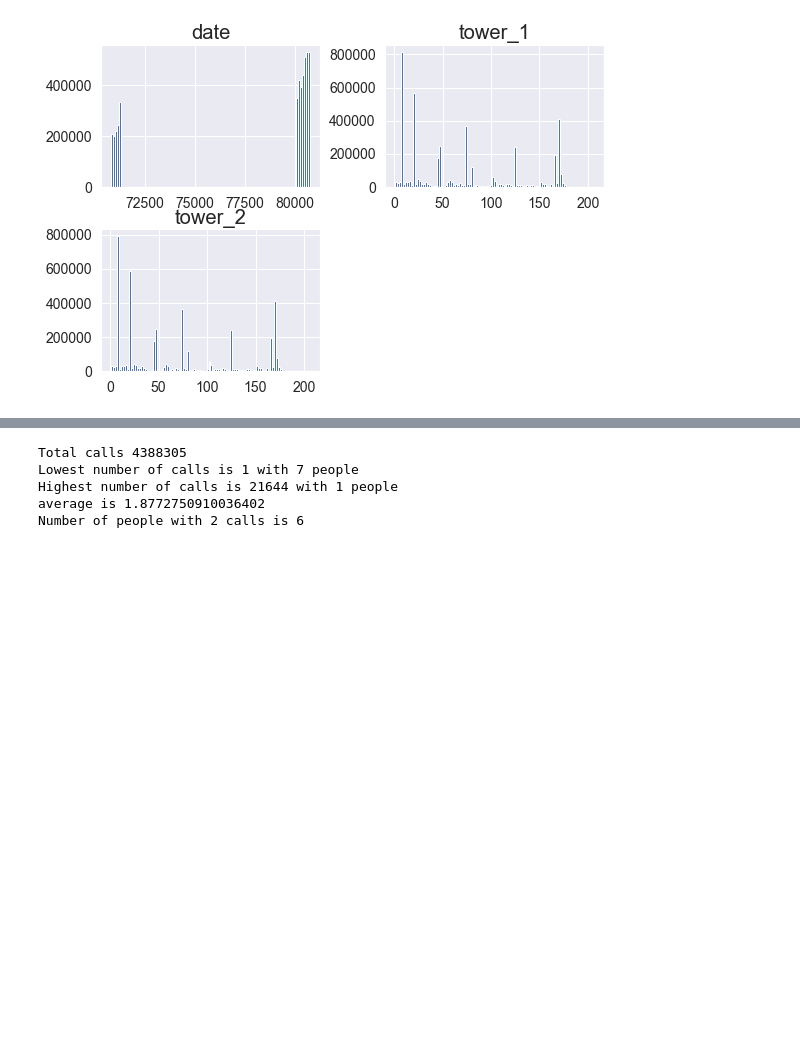
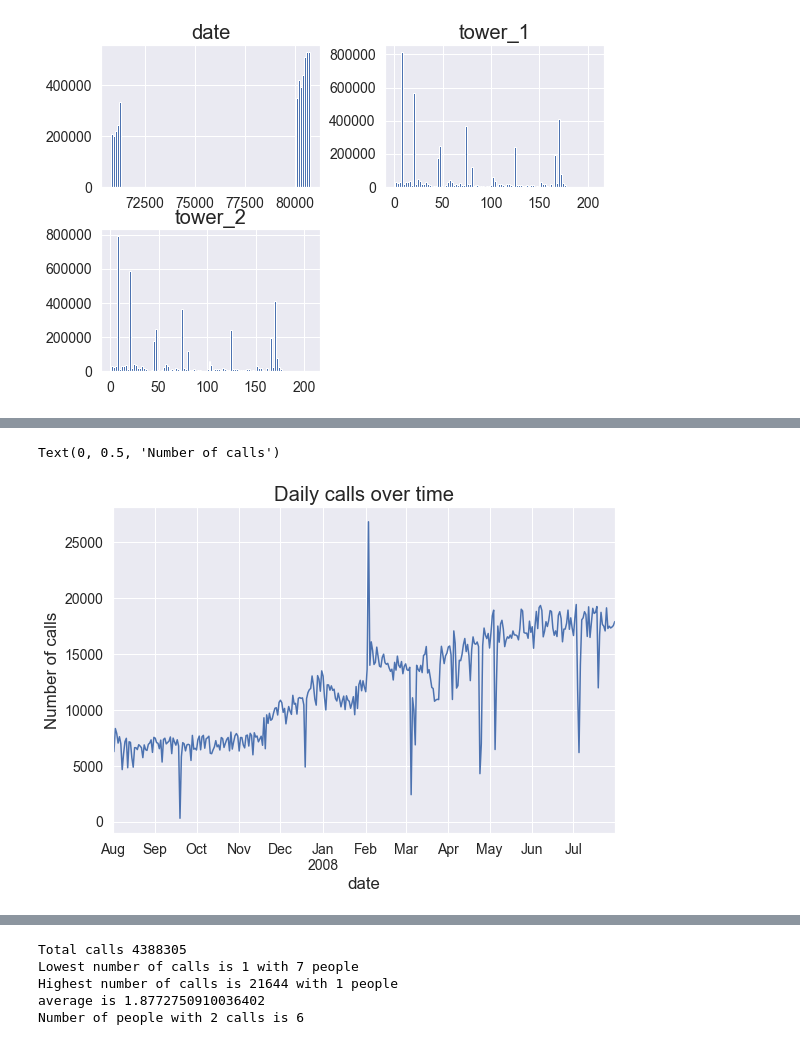
Before and after one commit to wetchler/bdd-ps2, a Jupyter notebook: BDD2019-PS2.ipynb, the cells around one changed output, grey strips where cells are left out. Cells and saved outputs as stored; diff of their text form; code cells hidden in the pictures; blank space fills up the shorter version.

```diff
--- a/BDD2019-PS2.ipynb
+++ b/BDD2019-PS2.ipynb
@@ -207,0 +217,8 @@ array([[<matplotlib.axes._subplots.AxesSubplot object at 0x...>,
+# %%
+fig, ax = plt.subplots(1)
+cdr.groupby(cdr.date).size().sort_index().plot(ax=ax)
+ax.set_title("Daily calls over time")
+ax.set_ylabel("Number of calls")
+# %% [output]
+Text(0, 0.5, 'Number of calls')
+[figure, added]
```
Also changed, not shown: parts of 56 cells of this notebook.
